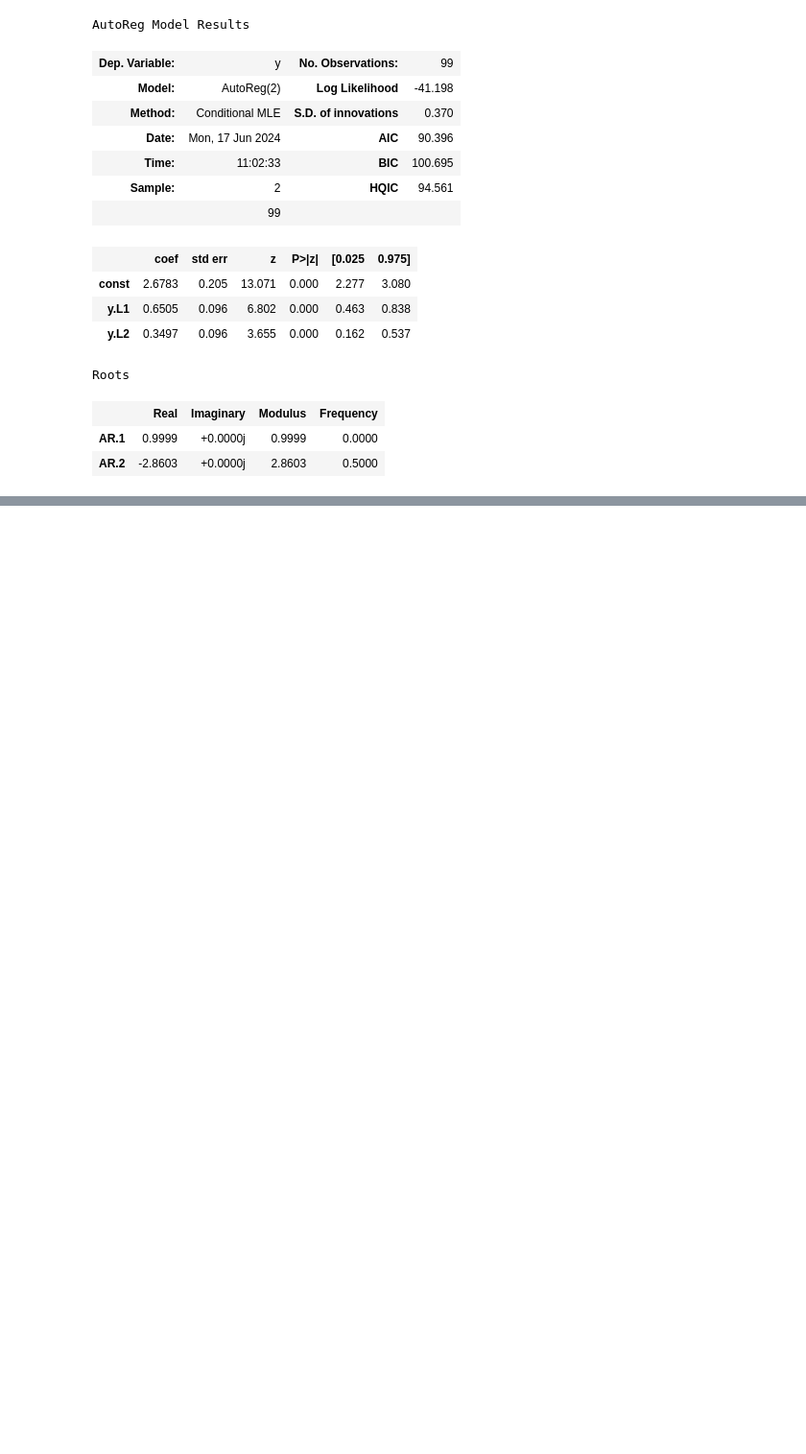
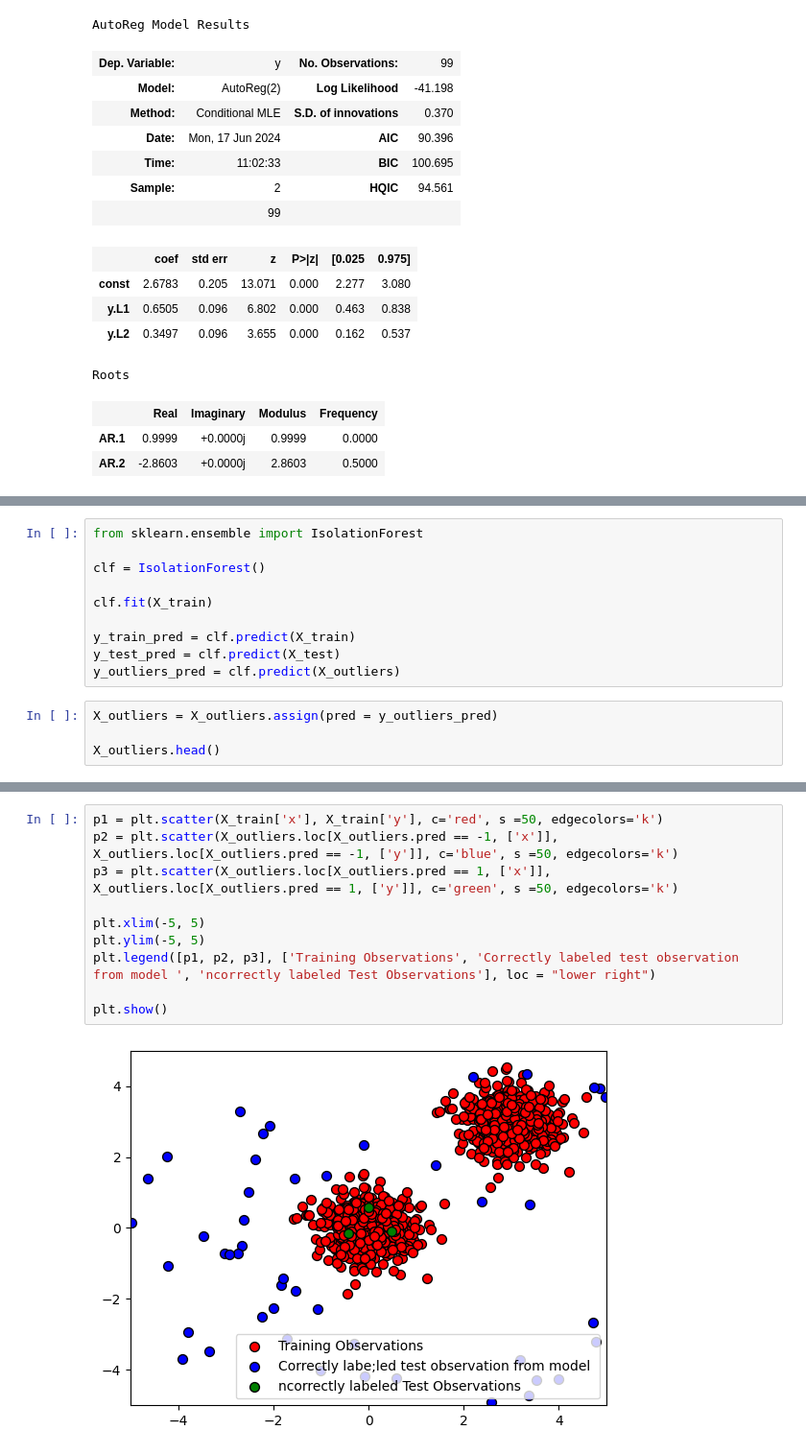
Before and after one commit to rpd3117/Cybersecurity-june24, a Jupyter notebook: Cybersecurity_june2024.ipynb, the cells around one changed output, grey strips where cells are left out. Shown at 96% size. Saved outputs shown, nothing was run; the diff lists cells and outputs as text; blank space fills up the shorter version.

```diff
--- a/Cybersecurity_june2024.ipynb
+++ b/Cybersecurity_june2024.ipynb
@@ -61,0 +127,14 @@ Roots
+# %%
+from sklearn.ensemble import IsolationForest
+
+clf = IsolationForest()
+
+clf.fit(X_train)
+
+y_train_pred = clf.predict(X_train)
+y_test_pred = clf.predict(X_test)
+y_outliers_pred = clf.predict(X_outliers)
+# %%
+X_outliers = X_outliers.assign(pred = y_outliers_pred)
+
+X_outliers.head()
@@ -61,0 +148,12 @@ Roots
+# %%
+p1 = plt.scatter(X_train['x'], X_train['y'], c='red', s =50, edgecolors='k')
+p2 = plt.scatter(X_outliers.loc[X_outliers.pred == -1, ['x']], X_outliers.loc[X_outliers.pred == -1, ['y']], c='blue', s =50, edgecolors='k')
+p3 = plt.scatter(X_outliers.loc[X_outliers.pred == 1, ['x']], X_outliers.loc[X_outliers.pred == 1, ['y']], c='green', s =50, edgecolors='k')
+
+plt.xlim(-5, 5)
+plt.ylim(-5, 5)
+plt.legend([p1, p2, p3], ['Training Observations', 'Correctly labeled test observation from model ', 'ncorrectly labeled Test Observations'], loc = "lower right")
+
+plt.show()
+# %% [output]
+[figure, added]
```
Also changed, not shown: parts of 8 cells of this notebook.
